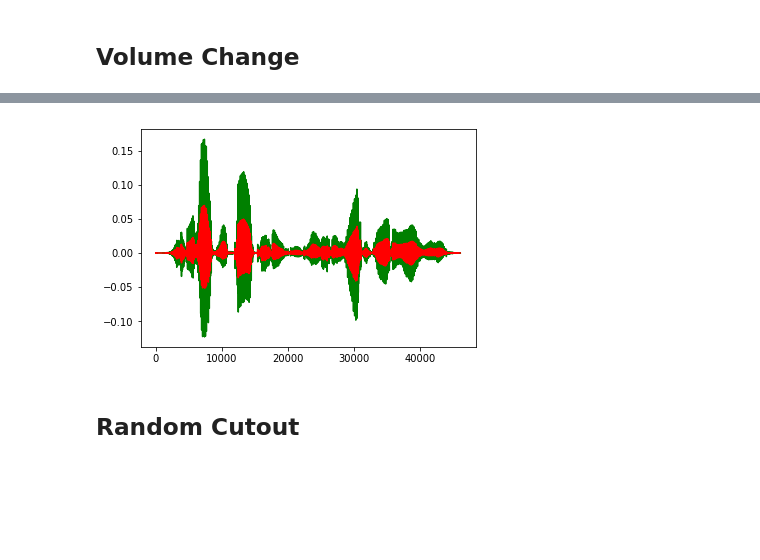
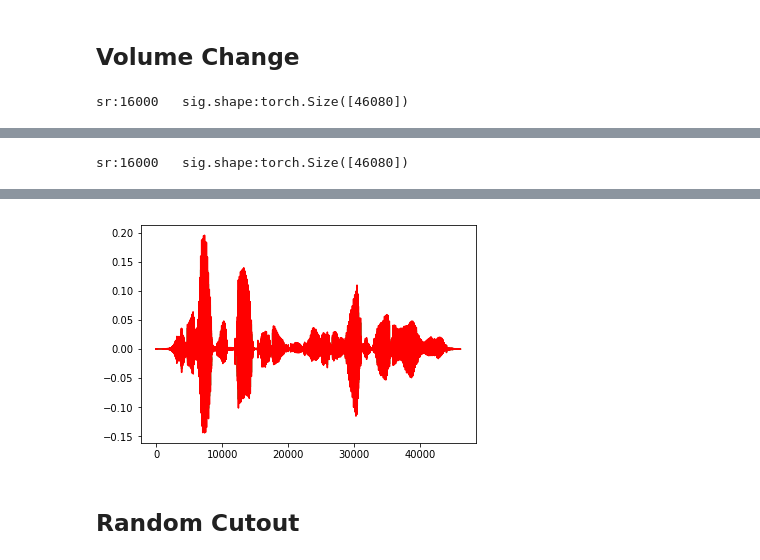
Before and after one commit to fastaudio/fastai_audio, a Jupyter notebook: DataAugmentation.ipynb, the cells around one changed output, grey strips where cells are left out. Saved outputs shown, nothing was run; the diff lists cells and outputs as text; code cells hidden in the pictures; blank space fills up the shorter version.

Commit message:
Refactor tfms to use AudioData

```diff
--- a/DataAugmentation.ipynb
+++ b/DataAugmentation.ipynb
@@ -51,0 +37,3 @@ sig.shape: torch.Size([46080])
+# %%
+example = AudioData.load(str(path/'TRAIN/DR1/MDPK0/SA1.WAV'))
+show_AudioData(example)
@@ -56,21 +47,22 @@ We're using **(sig,sr)** for all our tests.
 # %% [markdown]
 ## Setup
 # %%
-# Export
-def show_in_out(s, r):
+#Export
+def show_in_out(s:AudioData, r:AudioData):
     """Helper to plot input and output signal in different colors"""
-    ln = min(s.shape[0], r.shape[0])
-    if s is not None: plt.plot(s[:ln], 'g')
-    if r is not None: plt.plot(r[:ln], 'r')
+    ln = min(s.sig.shape[0], r.sig.shape[0])
+    if s is not None: plt.plot(s.sig[:ln], 'g')
+    if r is not None: plt.plot(r.sig[:ln], 'r')
 # %%
-# Export
-def tfm_tester(testSignal, testSr, tfm, **kwargs):
+#Export
+def tfm_tester(testSignal:AudioData, tfm, **kwargs):
+    #TODO: track performance of execution
     tfms = listify(tfm)
-    ret = testSignal
+    ret = testSignal # default pass
     for t in tfms:
         ret = t(ret, **kwargs)
-    display(Audio(data=testSignal, rate=testSr))
-    display(Audio(data=ret, rate=testSr))
+    show_AudioData(testSignal)
+    show_AudioData(ret)
     show_in_out(testSignal, ret)
 # %% [markdown]
 # Augmentation Functions
@@ -91,15 +85,17 @@ tfm_tester(sig, sr, tfm_add_white_noise, sr=sr)
 ## Volume Change
 # %%
 #Export
-def tfm_modulate_volume(signal, lower_gain=.1, upper_gain=1.2, **kwargs):
+def tfm_modulate_volume(ad:AudioData, lower_gain=.1, upper_gain=1.2, **kwargs)->AudioData:
     modulation = random.uniform(lower_gain, upper_gain)
-    return signal * modulation
+    return AudioData(ad.sig * modulation, ad.sr)
 # %%
-tfm_tester(sig, sr, tfm_modulate_volume)
+tfm_tester(example, tfm_modulate_volume)
 # %% [output]
+sr:16000   sig.shape:torch.Size([46080])
 [interactive output not drawn]
+sr:16000   sig.shape:torch.Size([46080])
 [interactive output not drawn]
-[figure, old version]
+[figure, new version]
 # %% [markdown]
 ## Random Cutout
 # %%
```
Also changed, not shown: parts of 25 cells of this notebook.
